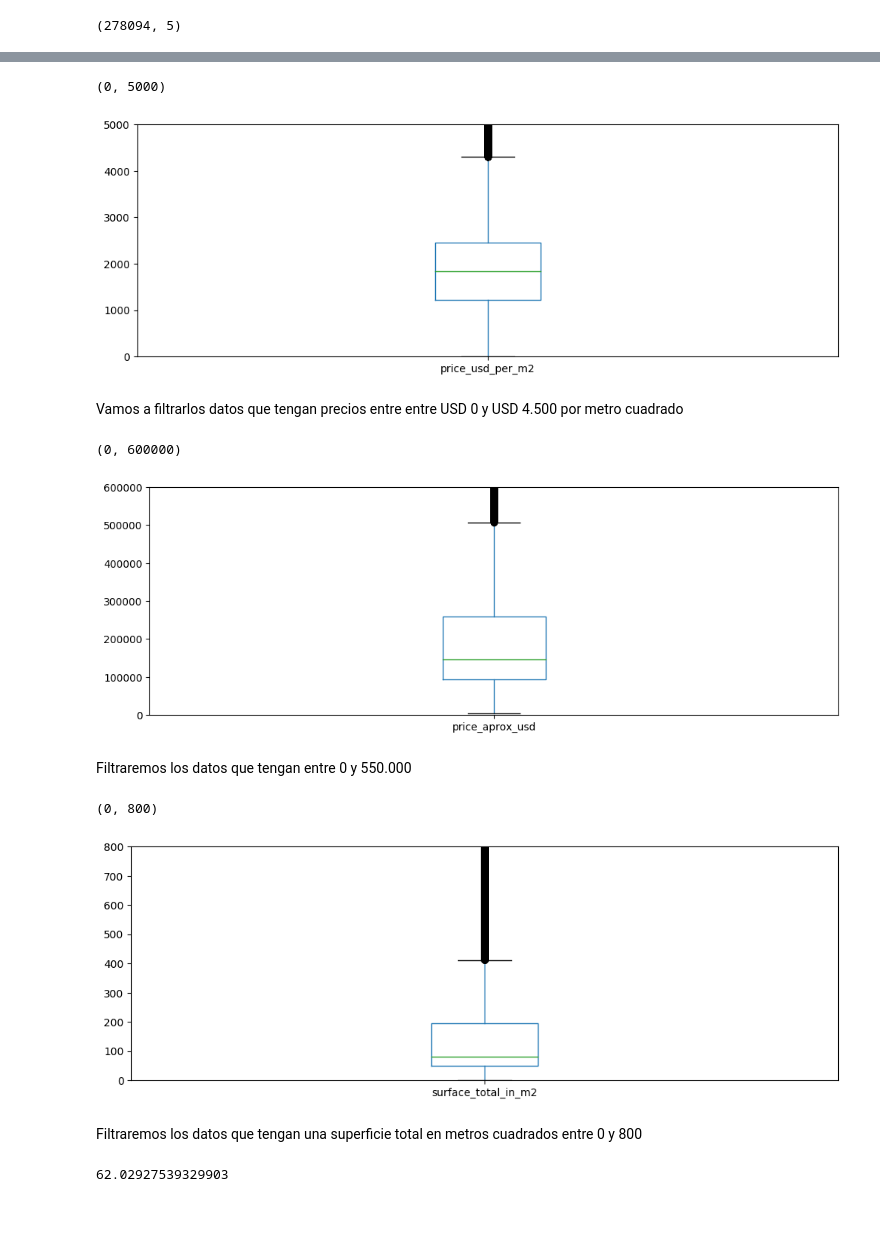
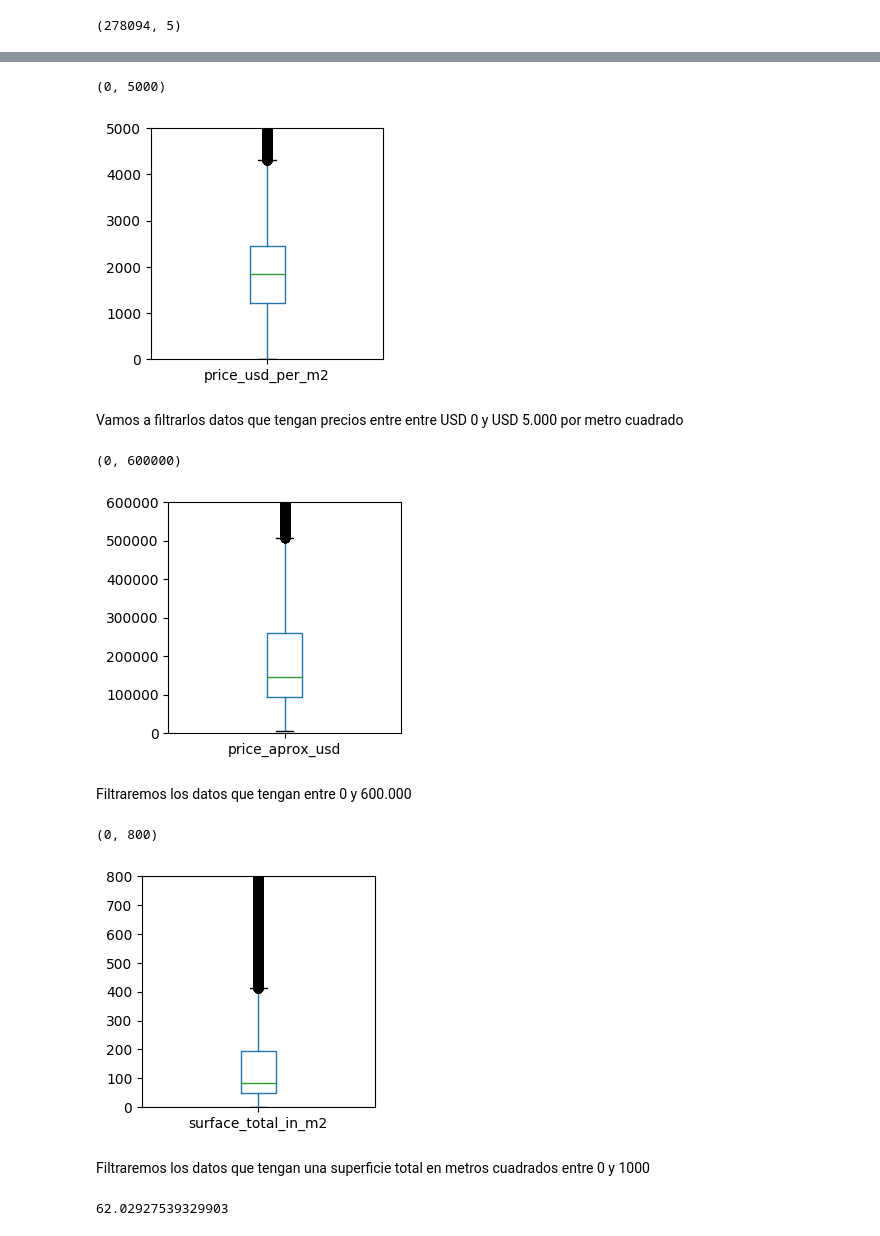
Before and after one commit to BraianVicente/properati_argentina, a Jupyter notebook: src/full_data_analitic.ipynb, the cells around one changed output, grey strips where cells are left out. Cells and saved outputs as stored; diff of their text form; code cells hidden in the pictures.

```diff
--- a/src/full_data_analitic.ipynb
+++ b/src/full_data_analitic.ipynb
@@ -49,8 +48,13 @@ sell_properati['year'] = sell_properati['created_on'].apply(lambda x : x.year)
 sell_properati.year.unique()
 # %% [output]
 array([2017, 2014, 2016, 2015, 2013])
+# %%
+def parse_year_month(date):
+    if len(str(date.month)) == 1 :
+        return str(date.year) + '-0' + str(date.month)
+    return str(date.year) + '-' + str(date.month)
 # %%
-sell_properati['year_month'] = sell_properati.created_on.apply(lambda x: str(x.year) + '-' + str(x.month))
+sell_properati['year_month'] = sell_properati.created_on.apply(parse_year_month)
 # %%
 sell_properati.year_month.unique()
 # %% [output]
@@ -492,32 +496,36 @@ sell_properati_filter[sell_properati_filter['price_usd_per_m2'] < 1 ][['price','
 # %%
+plt.figure(figsize=(3,3))
+
 sup_lim = 5000
 ax = plt.subplot()
 sell_properati_filter.price_usd_per_m2.plot.box(ax=ax)
 ax.set_ylim(0,sup_lim)
 # %% [output]
 (0, 5000)
-[figure, old version]
+[figure, new version]
 # %% [markdown]
-Vamos a filtrarlos datos que tengan precios entre entre USD 0 y USD 4.500 por metro cuadrado
+Vamos a filtrarlos datos que tengan precios entre entre USD 0 y USD 5.000 por metro cuadrado
 # %%
+plt.figure(figsize=(3,3))
 sup_lim = 600000
 ax = plt.subplot()
 sell_properati_filter.price_aprox_usd.plot.box(ax=ax)
 ax.set_ylim(0,sup_lim)
 # %% [output]
 (0, 600000)
-[figure, old version]
+[figure, new version]
 # %% [markdown]
-Filtraremos los datos que tengan entre 0 y 550.000
+Filtraremos los datos que tengan entre 0 y 600.000
 # %%
+plt.figure(figsize=(3,3))
 ax = plt.subplot()
 sell_properati_filter.surface_total_in_m2.plot.box(ax=ax)
 ax.set_ylim(0,800)
 # %% [output]
 (0, 800)
-[figure, old version]
+[figure, new version]
 # %% [markdown]
-Filtraremos los datos que tengan una superficie total en metros cuadrados entre 0 y 800
+Filtraremos los datos que tengan una superficie total en metros cuadrados entre 0 y 1000
 # %%
 filter_properati = sell_properati_filter[(sell_properati_filter['price_aprox_usd'] < 600000) &\
                                          (sell_properati_filter['price_usd_per_m2'] < 5000) & \
```
Also changed, not shown: parts of 42 cells of this notebook, 2 other files.
